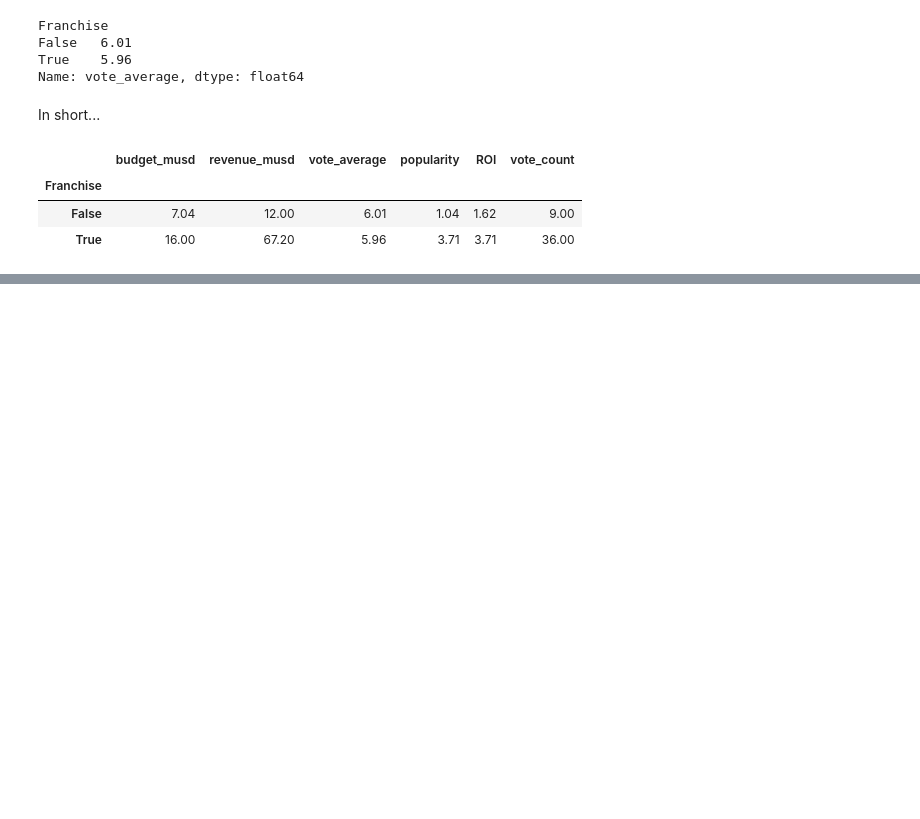
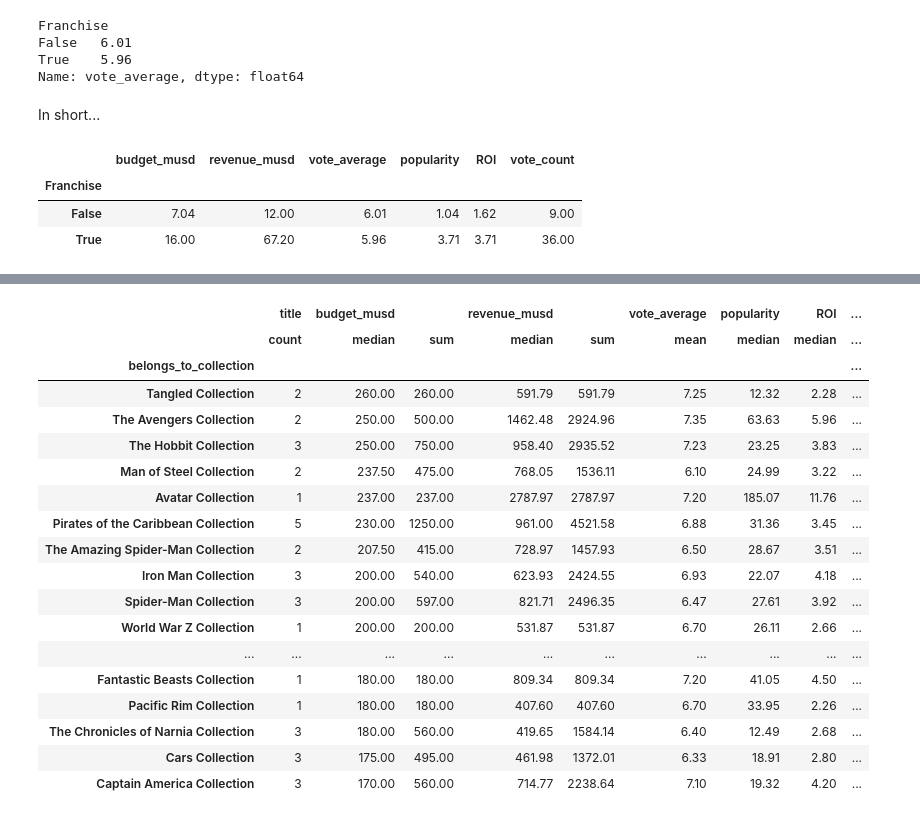
Before and after one commit to RochaErik/DS-MoviesProject, a Jupyter notebook: DS-MoviesProject.ipynb, the cells around one changed output, grey strips where cells are left out. Drawn from its saved outputs; the diff is of its cells as text; code cells hidden in the pictures; blank space fills up the shorter version.

```diff
--- a/DS-MoviesProject.ipynb
+++ b/DS-MoviesProject.ipynb
@@ -746,0 +837,22 @@ df.groupby('Franchise').agg({'budget_musd': 'median', 'revenue_musd': 'median',
+# %%
+franchises.nlargest(20, ('budget_musd', 'median'))
+# %% [output]
+|  | title | budget_musd |  | revenue_musd |  | vote_average | popularity | ROI | ... |
+|  | count | median | sum | median | sum | mean | median | median | ... |
+| belongs_to_collection |  |  |  |  |  |  |  |  | ... |
+| Tangled Collection | 2 | 260.00 | 260.00 | 591.79 | 591.79 | 7.25 | 12.32 | 2.28 | ... |
+| The Avengers Collection | 2 | 250.00 | 500.00 | 1462.48 | 2924.96 | 7.35 | 63.63 | 5.96 | ... |
+| The Hobbit Collection | 3 | 250.00 | 750.00 | 958.40 | 2935.52 | 7.23 | 23.25 | 3.83 | ... |
+| Man of Steel Collection | 2 | 237.50 | 475.00 | 768.05 | 1536.11 | 6.10 | 24.99 | 3.22 | ... |
+| Avatar Collection | 1 | 237.00 | 237.00 | 2787.97 | 2787.97 | 7.20 | 185.07 | 11.76 | ... |
+| Pirates of the Caribbean Collection | 5 | 230.00 | 1250.00 | 961.00 | 4521.58 | 6.88 | 31.36 | 3.45 | ... |
+| The Amazing Spider-Man Collection | 2 | 207.50 | 415.00 | 728.97 | 1457.93 | 6.50 | 28.67 | 3.51 | ... |
+| Iron Man Collection | 3 | 200.00 | 540.00 | 623.93 | 2424.55 | 6.93 | 22.07 | 4.18 | ... |
+| Spider-Man Collection | 3 | 200.00 | 597.00 | 821.71 | 2496.35 | 6.47 | 27.61 | 3.92 | ... |
+| World War Z Collection | 1 | 200.00 | 200.00 | 531.87 | 531.87 | 6.70 | 26.11 | 2.66 | ... |
+| ... | ... | ... | ... | ... | ... | ... | ... | ... | ... |
+| Fantastic Beasts Collection | 1 | 180.00 | 180.00 | 809.34 | 809.34 | 7.20 | 41.05 | 4.50 | ... |
+| Pacific Rim Collection | 1 | 180.00 | 180.00 | 407.60 | 407.60 | 6.70 | 33.95 | 2.26 | ... |
+| The Chronicles of Narnia Collection | 3 | 180.00 | 560.00 | 419.65 | 1584.14 | 6.40 | 12.49 | 2.68 | ... |
+| Cars Collection | 3 | 175.00 | 495.00 | 461.98 | 1372.01 | 6.33 | 18.91 | 2.80 | ... |
+| Captain America Collection | 3 | 170.00 | 560.00 | 714.77 | 2238.64 | 7.10 | 19.32 | 4.20 | ... |
```
Also changed, not shown: parts of 21 cells of this notebook.
